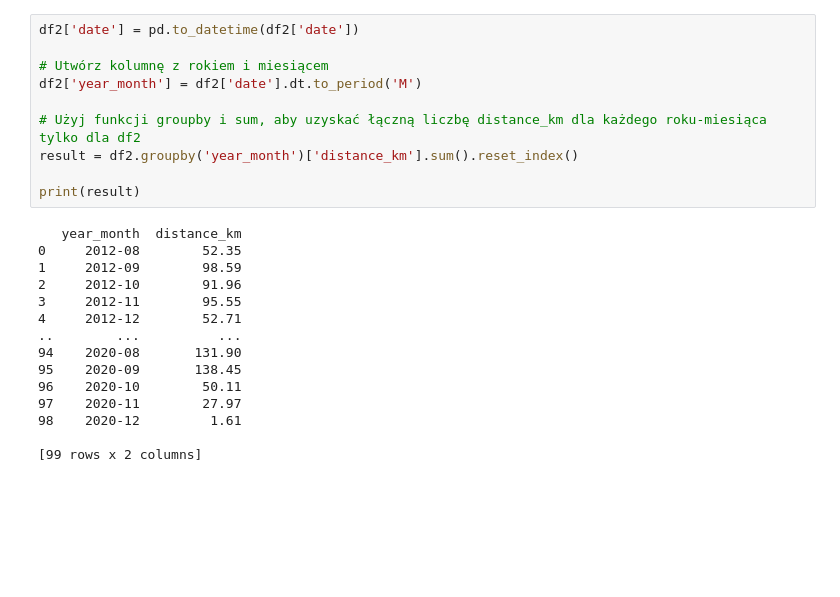
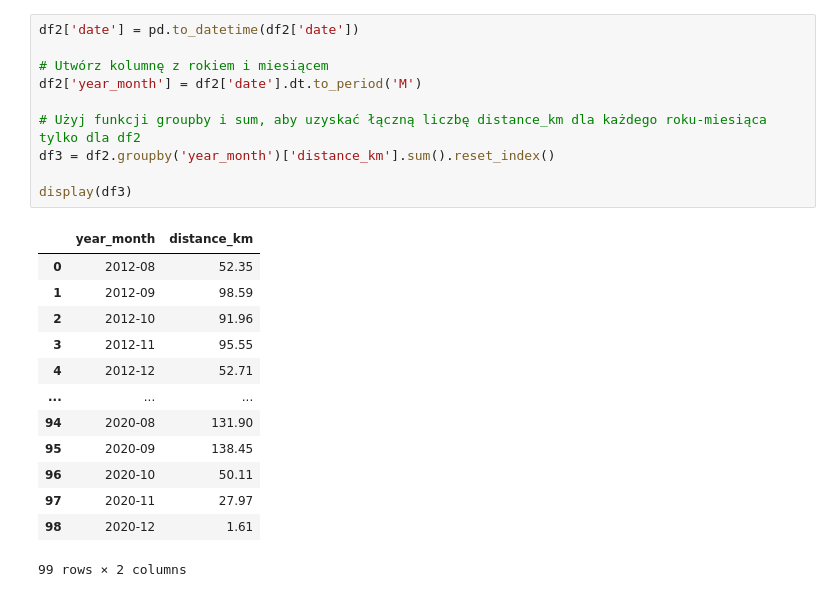
Before and after one commit to slazur83/Tableau, a Jupyter notebook: Workouts.ipynb, the cells around one changed output. Cells and saved outputs as stored; diff of their text form; blank space fills up the shorter version.

```diff
--- a/Workouts.ipynb
+++ b/Workouts.ipynb
@@ -120,28 +101,27 @@ display(df2)
 # %%
 df2['date'] = pd.to_datetime(df2['date'])
 
 # Utwórz kolumnę z rokiem i miesiącem
 df2['year_month'] = df2['date'].dt.to_period('M')
 
 # Użyj funkcji groupby i sum, aby uzyskać łączną liczbę distance_km dla każdego roku-miesiąca tylko dla df2
-result = df2.groupby('year_month')['distance_km'].sum().reset_index()
+df3 = df2.groupby('year_month')['distance_km'].sum().reset_index()
 
-print(result)
+display(df3)
 # %% [output]
+|  | year_month | distance_km |
+| 0 | 2012-08 | 52.35 |
+| 1 | 2012-09 | 98.59 |
+| 2 | 2012-10 | 91.96 |
+| 3 | 2012-11 | 95.55 |
+| 4 | 2012-12 | 52.71 |
+| ... | ... | ... |
+| 94 | 2020-08 | 131.90 |
+| 95 | 2020-09 | 138.45 |
+| 96 | 2020-10 | 50.11 |
+| 97 | 2020-11 | 27.97 |
+| 98 | 2020-12 | 1.61 |
-   year_month  distance_km
-0     2012-08        52.35
-1     2012-09        98.59
-2     2012-10        91.96
-3     2012-11        95.55
-4     2012-12        52.71
-..        ...          ...
-94    2020-08       131.90
-95    2020-09       138.45
-96    2020-10        50.11
-97    2020-11        27.97
-98    2020-12         1.61
-
-[99 rows x 2 columns]
+99 rows × 2 columns
 # %%
 import pandas as pd
 import numpy as np
```
Also changed, not shown: parts of 5 cells of this notebook.
